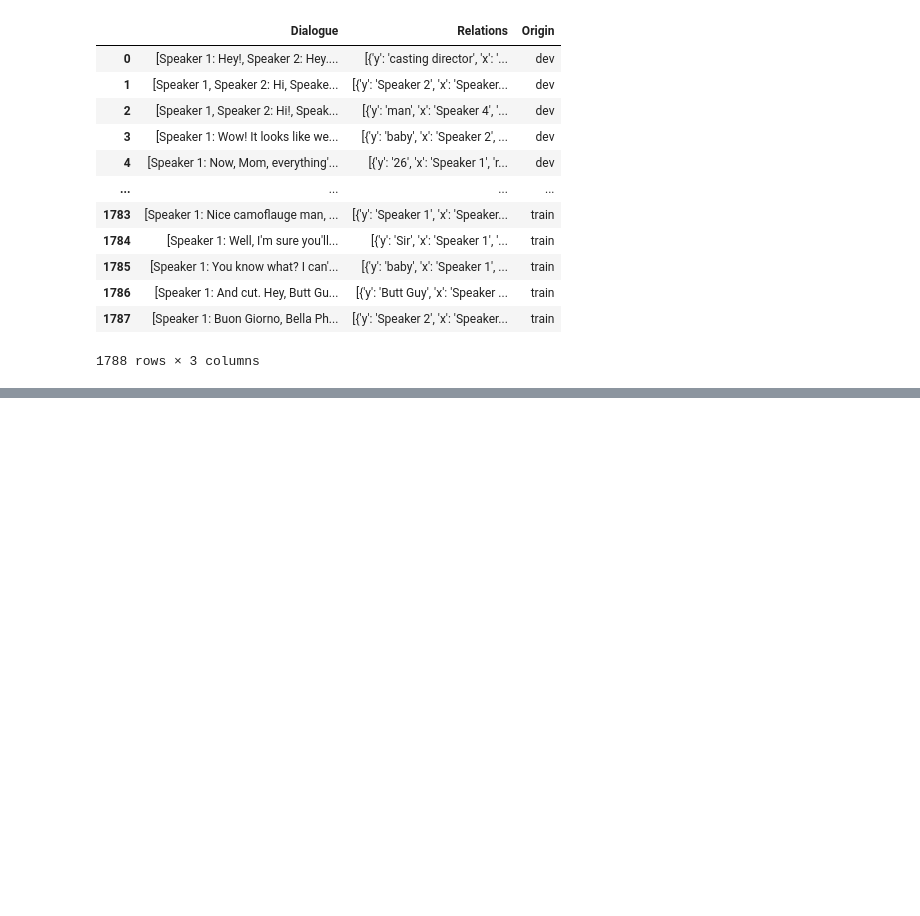
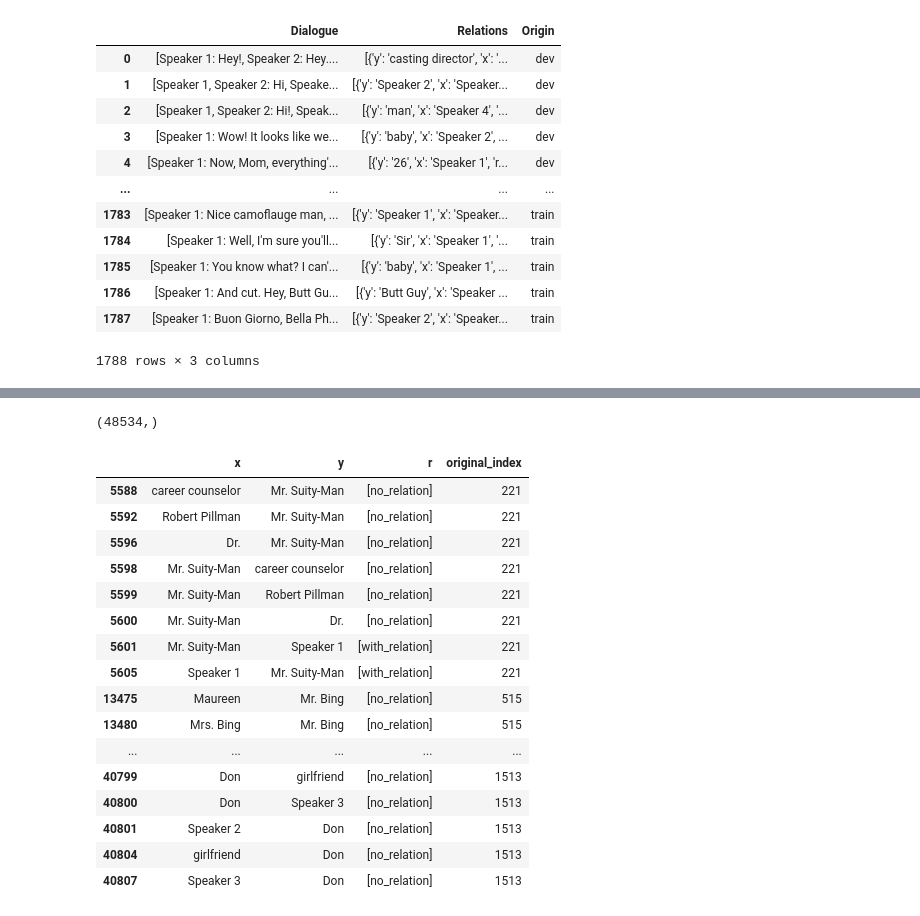
Before and after one commit to murilobellatini/RelNetCare, a Jupyter notebook: reports/dialogre-validate-symmetry-binary-relations.ipynb, the cells around one changed output, grey strips where cells are left out. Saved outputs shown, nothing was run; the diff lists cells and outputs as text; code cells hidden in the pictures; blank space fills up the shorter version.

```diff
--- a/reports/dialogre-validate-symmetry-binary-relations.ipynb
+++ b/reports/dialogre-validate-symmetry-binary-relations.ipynb
@@ -169,0 +397,4 @@ Name: Relations, dtype: object
+# %%
+dt = DialogREDatasetTransformer(LOCAL_PROCESSED_DATA_PATH / 'dialog-re-binary-validated-enriched')
+df2 = dt.load_data_to_dataframe()
+df2
@@ -169,0 +415,29 @@ Name: Relations, dtype: object
+# %%
+df2.Relations.explode().shape
+# %% [output]
+(48534,)
+# %%
+df2_reset = df2.reset_index()
+exploded_df = df2_reset.explode('Relations')
+tmp = pd.json_normalize(exploded_df['Relations'])
+tmp['original_index'] = exploded_df['index'].values  # Use the index values from the exploded DataFrame
+mask = tmp['min_words_distance'] < 0
+tmp[mask][['x', 'y', 'r', 'original_index']]
+# %% [output]
+|  | x | y | r | original_index |
+| 5588 | career counselor | Mr. Suity-Man | [no_relation] | 221 |
+| 5592 | Robert Pillman | Mr. Suity-Man | [no_relation] | 221 |
+| 5596 | Dr. | Mr. Suity-Man | [no_relation] | 221 |
+| 5598 | Mr. Suity-Man | career counselor | [no_relation] | 221 |
+| 5599 | Mr. Suity-Man | Robert Pillman | [no_relation] | 221 |
+| 5600 | Mr. Suity-Man | Dr. | [no_relation] | 221 |
+| 5601 | Mr. Suity-Man | Speaker 1 | [with_relation] | 221 |
+| 5605 | Speaker 1 | Mr. Suity-Man | [with_relation] | 221 |
+| 13475 | Maureen | Mr. Bing | [no_relation] | 515 |
+| 13480 | Mrs. Bing | Mr. Bing | [no_relation] | 515 |
+| ... | ... | ... | ... | ... |
+| 40799 | Don | girlfriend | [no_relation] | 1513 |
+| 40800 | Don | Speaker 3 | [no_relation] | 1513 |
+| 40801 | Speaker 2 | Don | [no_relation] | 1513 |
+| 40804 | girlfriend | Don | [no_relation] | 1513 |
+| 40807 | Speaker 3 | Don | [no_relation] | 1513 |
```
Also changed, not shown: parts of 27 cells of this notebook.
